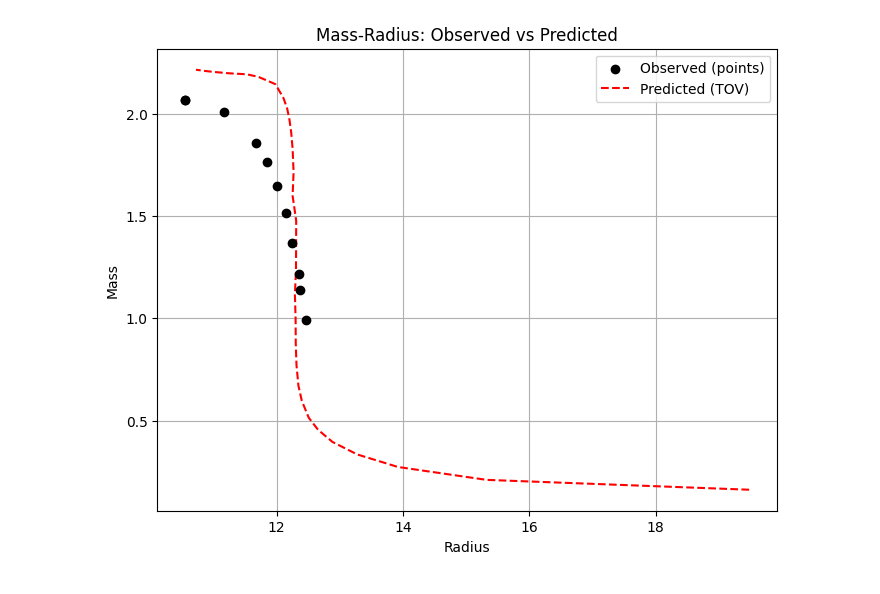
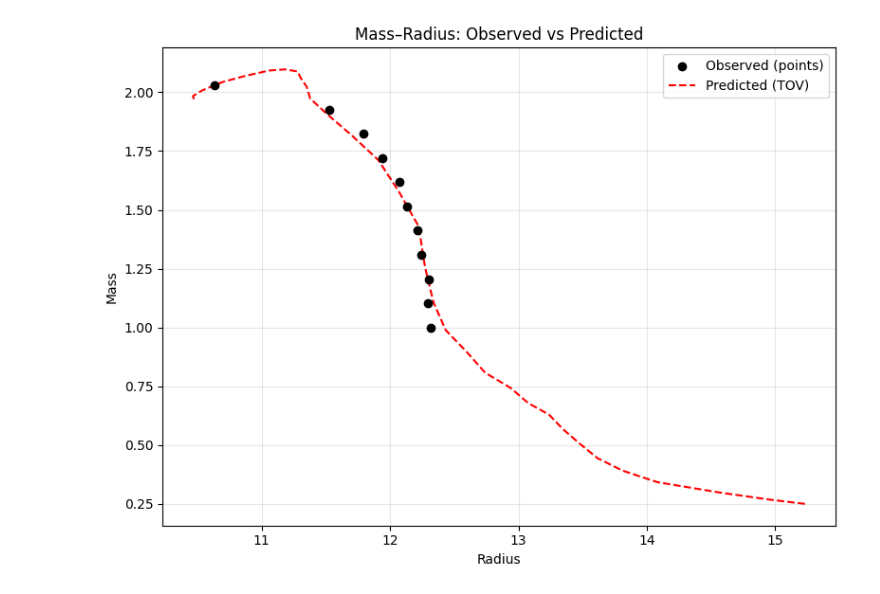
Before and after one commit to lesanson/NN-Reconstruction, a Jupyter notebook: EOS_Solver.ipynb, the cells around one changed output. Saved outputs shown, nothing was run; the diff lists cells and outputs as text; code cells hidden in the pictures.

Commit message:
changed model to torch in order to run on gpu / changed preprocessing / improved models

```diff
--- a/EOS_Solver.ipynb
+++ b/EOS_Solver.ipynb
@@ -239,0 +46,2 @@ array([[[0.07988384],
+# %%
+rho_scaled, M_obs_scaled, R_obs_scaled, dM, dR = eos_load_and_preprocess("data/sample_mr.csv", "data/sample_eos.csv", 32, device)
@@ -239,0 +59,4 @@ array([[[0.07988384],
+# %%
+rho_t = torch.tensor(rho_scaled, dtype=torch.float32, device=device).reshape(1, -1, 1)
+p_pred = eos(rho_t)
+p_pred
@@ -240,24 +81,39 @@ array([[[0.07988384],
+# %%
+M_MAX = pd.read_csv("data/sample_mr.csv")["M"].max()
+R_MAX = 16.0
+R_MIN = pd.read_csv("data/sample_mr.csv")["R"].min()
+observed_mr = pd.read_csv("data/sample_mr.csv").query("ID == 19248").query("model == 'RMFNL'")
+
+M_targets = np.linspace(1.0, min(2.25, observed_mr["M"].max()), 11)
+
+# For each target mass, find the index of the closest observed M
+M_values = observed_mr["M"].values
+R_values = observed_mr["R"].values
+
+R_obs = np.array([R_values[np.argmin(np.abs(M_values - m))] for m in M_targets])
 # %%
-mr_relation_pred = combined_model.predict(X_scaled)
+mr_relation_pred = tov(p_pred)
 
-# Inverse-transform predicted M-R back to physical units using mr_scaler
-mr_pred_flat = mr_relation_pred.reshape(-1, 2)  # (32, 2)
-mr_pred_unscaled = mr_scaler.inverse_transform(mr_pred_flat)
-mass_pred = mr_pred_unscaled[:, 0]
-radius_pred = mr_pred_unscaled[:, 1]
+# Convert torch tensor → NumPy
+mr_pred_flat = mr_relation_pred.detach().cpu().numpy().squeeze()
 
-# Observed M-R (physical units) from obs_df (radius on x-axis)
-mass_obs = observed_mr['M'].values
-radius_obs = observed_mr['R'].values
+# Inverse-transform M and R separately
+mass_pred = mr_pred_flat[:, 0] * M_MAX
+radius_pred = mr_pred_flat[:, 1] * (R_MAX - R_MIN) + R_MIN
 
-# Plot observed and predicted M-R relation
-plt.figure(figsize=(8,6))
-plt.scatter(radius_obs, mass_obs, color='black', label='Observed (points)', zorder=3)
-plt.plot(radius_pred, mass_pred, color='red', linestyle='--', label='Predicted (TOV)', zorder=2)
-plt.xlabel('Radius')
-plt.ylabel('Mass')
-plt.title('Mass-Radius: Observed vs Predicted')
+# Observed M–R (in physical units)
+mass_obs = M_targets
+radius_obs = R_obs
+
+# --- Plot ---
+plt.figure(figsize=(8, 6))
+plt.scatter(radius_obs, mass_obs, color="black", label="Observed (points)", zorder=3)
+plt.plot(radius_pred, mass_pred, "--", color="red", label="Predicted (TOV)", zorder=2)
+plt.xlabel("Radius")
+plt.ylabel("Mass")
+plt.title("Mass–Radius: Observed vs Predicted")
 plt.legend()
-plt.grid(True)
+plt.grid(True, alpha=0.3)
+plt.tight_layout()
 plt.show()
 # %% [output]
@@ -265 +120 @@ plt.show()
-[figure, old version]
+[figure, new version]
```
Also changed, not shown: parts of 24 cells of this notebook, 17 other files.
